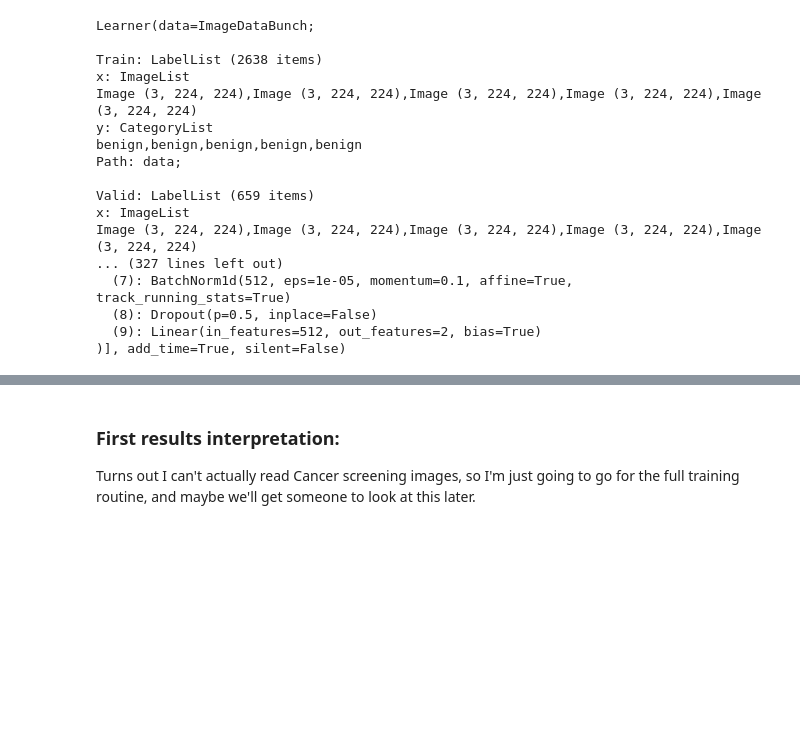
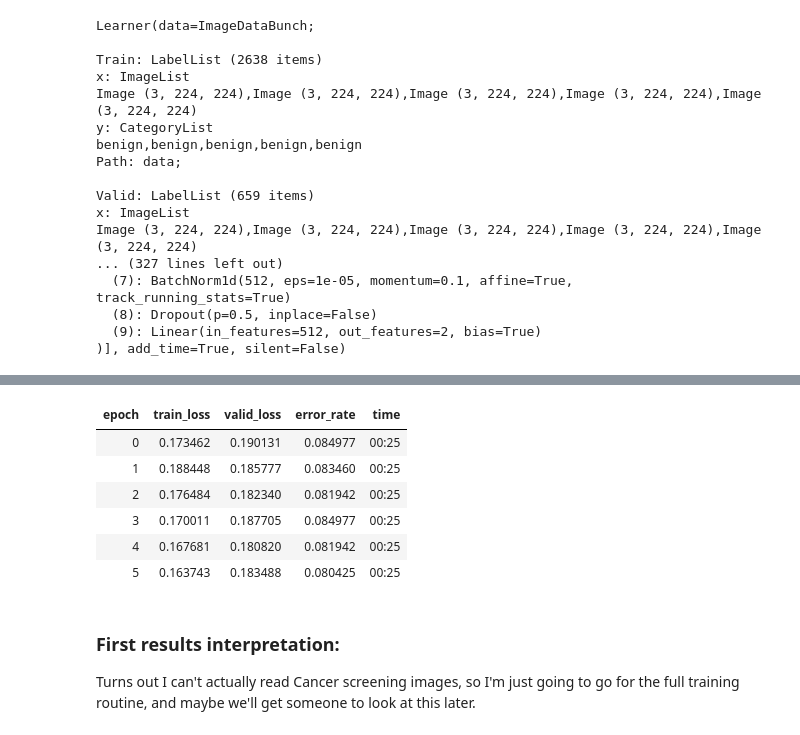
Before and after one commit to UndergraduateArtificialIntelligenceClub/skin_cancer, a Jupyter notebook: model_trainer_fastai_tuned.ipynb, the cells around one changed output, grey strips where cells are left out. Cells and saved outputs as stored; diff of their text form; code cells hidden in the pictures; blank space fills up the shorter version.

```diff
--- a/model_trainer_fastai_tuned.ipynb
+++ b/model_trainer_fastai_tuned.ipynb
@@ -265,2 +266,4 @@ learn50.fit_one_cycle(6, lr, wd=0.1)
 # %%
 torch.cuda.empty_cache()
+# %%
+learn50.load('stage-1-224-rn50-92')
@@ -272,5 +297,13 @@ learn50.recorder.plot()
 # %%
-learn50.fit_one_cycle(6, 1e-4)
+learn50.fit_one_cycle(6, 1e-5/2, wd=0.3)
+# %% [output]
+| epoch | train_loss | valid_loss | error_rate | time |
+| 0 | 0.173462 | 0.190131 | 0.084977 | 00:25 |
+| 1 | 0.188448 | 0.185777 | 0.083460 | 00:25 |
+| 2 | 0.176484 | 0.182340 | 0.081942 | 00:25 |
+| 3 | 0.170011 | 0.187705 | 0.084977 | 00:25 |
+| 4 | 0.167681 | 0.180820 | 0.081942 | 00:25 |
+| 5 | 0.163743 | 0.183488 | 0.080425 | 00:25 |
 # %%
 #learn50.save('stage-2-224-rn50-94')
 # %% [markdown]
```
Also changed, not shown: parts of 5 cells of this notebook, 1 other file.
